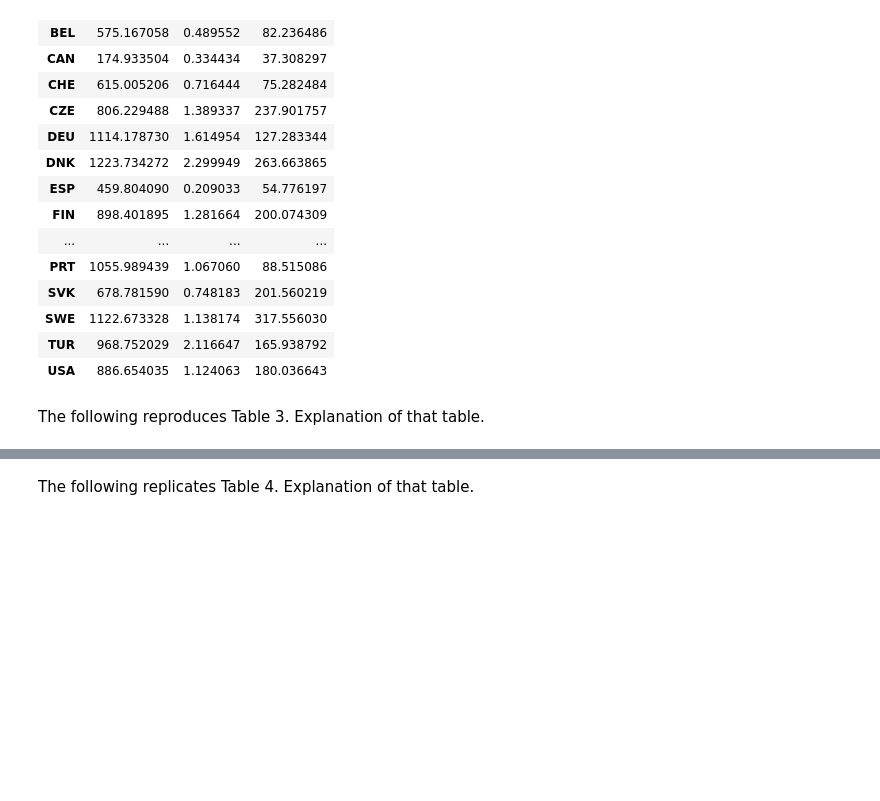
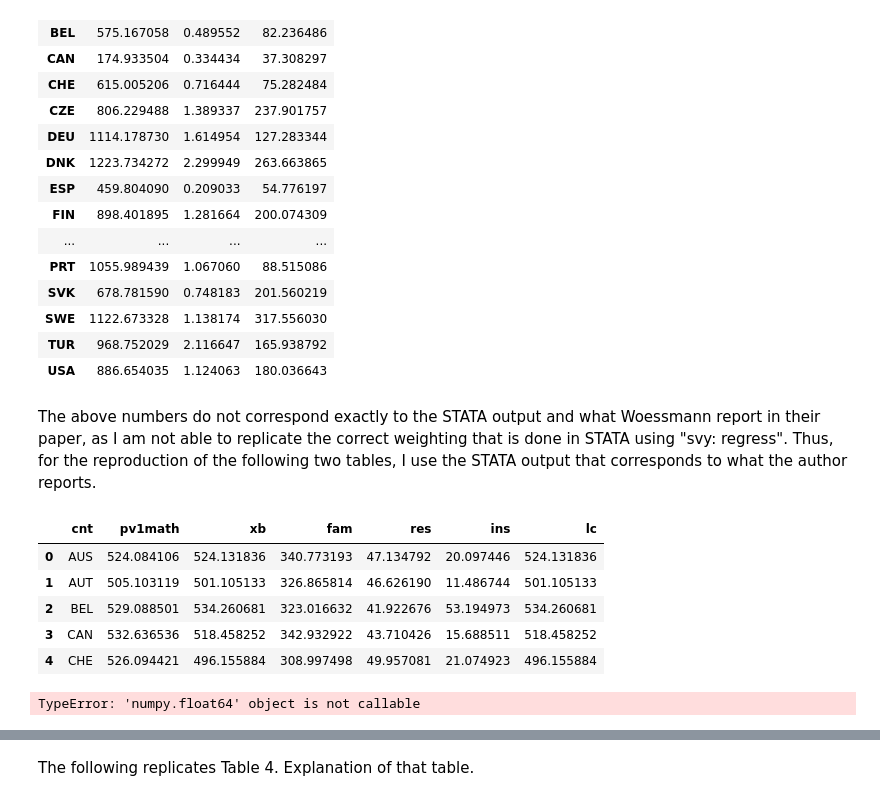
Before and after one commit to MVBrinker/student-project-ELJust, a Jupyter notebook: Woessmann_School_System.ipynb, the cells around one changed output, grey strips where cells are left out. Saved outputs shown, nothing was run; the diff lists cells and outputs as text; code cells hidden in the pictures; blank space fills up the shorter version.

Commit message:
Started on Table 3 regressions.

```diff
--- a/Woessmann_School_System.ipynb
+++ b/Woessmann_School_System.ipynb
@@ -305,8 +305,37 @@ new_df.groupby(['cnt']).mean()
 | SWE | 1122.673328 | 1.138174 | 317.556030 |
 | TUR | 968.752029 | 2.116647 | 165.938792 |
 | USA | 886.654035 | 1.124063 | 180.036643 |
-# %% [markdown]
-The following reproduces Table 3. Explanation of that table.
+# %% [markdown]
+The above numbers do not correspond exactly to the STATA output and what Woessmann report in their paper, as I am not able to replicate the correct weighting that is done in STATA using "svy: regress". Thus, for the reproduction of the following two tables, I use the STATA output that corresponds to what the author reports.
+# %%
+# Read in the dta file
+data = pd.io.stata.read_stata('data/regression_output.dta')
+data.to_csv('data/regression_output.csv')
+
+# Create pandas Dataframe
+df2 = pd.DataFrame(data=data)
+df2.head()
+# %% [output]
+|  | cnt | pv1math | xb | fam | res | ins | lc |
+| 0 | AUS | 524.084106 | 524.131836 | 340.773193 | 47.134792 | 20.097446 | 524.131836 |
+| 1 | AUT | 505.103119 | 501.105133 | 326.865814 | 46.626190 | 11.486744 | 501.105133 |
+| 2 | BEL | 529.088501 | 534.260681 | 323.016632 | 41.922676 | 53.194973 | 534.260681 |
+| 3 | CAN | 532.636536 | 518.458252 | 342.932922 | 43.710426 | 15.688511 | 518.458252 |
+| 4 | CHE | 526.094421 | 496.155884 | 308.997498 | 49.957081 | 21.074923 | 496.155884 |
+# %%
+import statsmodels.formula.api as smf
+reg1 = smf.ols(formula =
+        'pv1math ~ fam + res + ins', data=df2).fit()
+reg2 = smf.ols(formula = 'pv1math ~ fam', data=df2).fit()
+reg3 = smf.ols(formula = 'pv1math ~ res', data=df2).fit()
+reg4 = smf.ols(formula = 'pv1math ~ ins', data=df2).fit()
+reg5 = smf.ols(formula = 'pv1math ~ res + ins', data=df2).fit()
+reg6 = smf.ols(formula = 'pv1math ~ fam + ins', data=df2).fit()
+reg7 = smf.ols(formula = 'pv1math ~ fam + res', data=df2).fit()
+
+reg7.rsquared()
+# %% [output]
+TypeError: 'numpy.float64' object is not callable
 # %%
 
 # STATA command:
```
Also changed, not shown: parts of 1 cell of this notebook.
